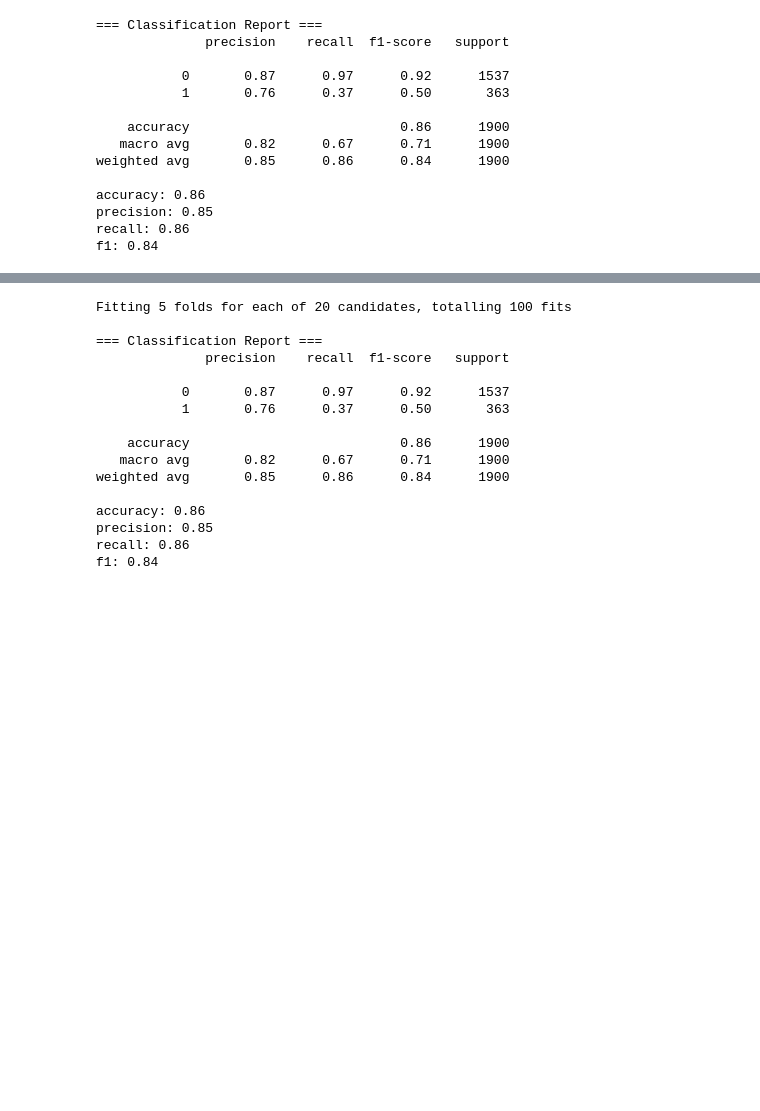
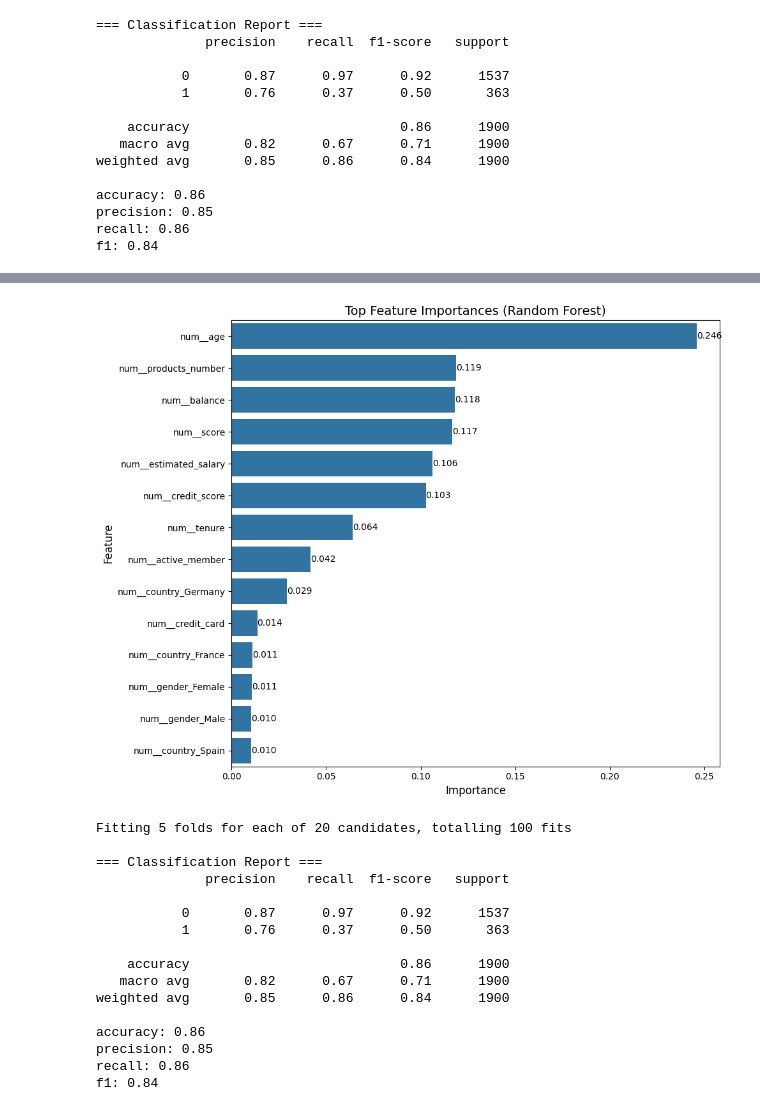
Before and after one commit to smartestnerdfromtown/Data-Science-Projects, a Jupyter notebook: Bank Customer Churn/analysis.ipynb, the cells around one changed output, grey strips where cells are left out. Drawn from its saved outputs; the diff is of its cells as text; code cells hidden in the pictures; blank space fills up the shorter version.

Commit message:
feature importance

```diff
--- a/Bank Customer Churn/analysis.ipynb
+++ b/Bank Customer Churn/analysis.ipynb
@@ -335,0 +340,11 @@ f1: 0.84
+# %%
+preprocessor = pipeline.named_steps["preprocessing"]
+feature_names = preprocessor.get_feature_names_out()
+
+rf = pipeline.named_steps["model"]
+importances = rf.feature_importances_
+
+feature_importance_df = pd.DataFrame({
+    "feature": feature_names,
+    "importance": importances
+}).sort_values(by="importance", ascending=False)
@@ -336,3 +369,30 @@ f1: 0.84
+# %%
+top_n = 20
+df_plot = (
+    feature_importance_df
+    .head(top_n)
+    .sort_values(by="importance", ascending=False)
+)
+
+plt.figure(figsize=(10, 8))
+
+sns.barplot(
+    x="importance",
+    y="feature",
+    data=df_plot
+)
+
+plt.title("Top Feature Importances (Random Forest)", fontsize=14)
+plt.xlabel("Importance", fontsize=12)
+plt.ylabel("Feature", fontsize=12)
+
+for i, v in enumerate(df_plot["importance"]):
+    plt.text(v, i, f"{v:.3f}", va="center")
+
+plt.tight_layout()
+plt.show()
+# %% [output]
+[figure, added]
 # %%
 pipeline = create_pipeline(
     model=model,
```
Also changed, not shown: parts of 7 cells of this notebook.
